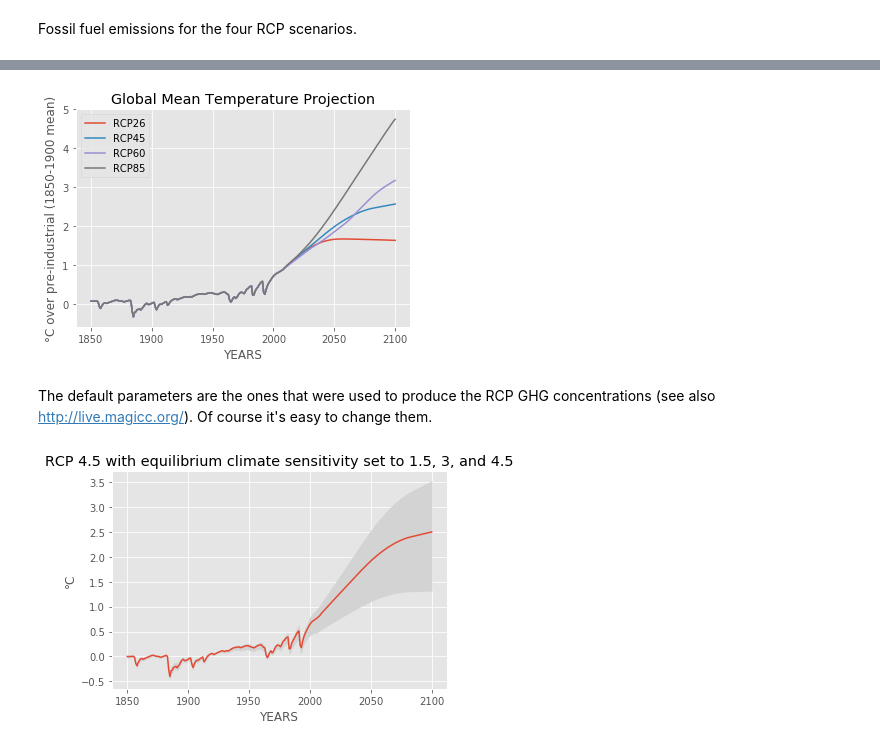
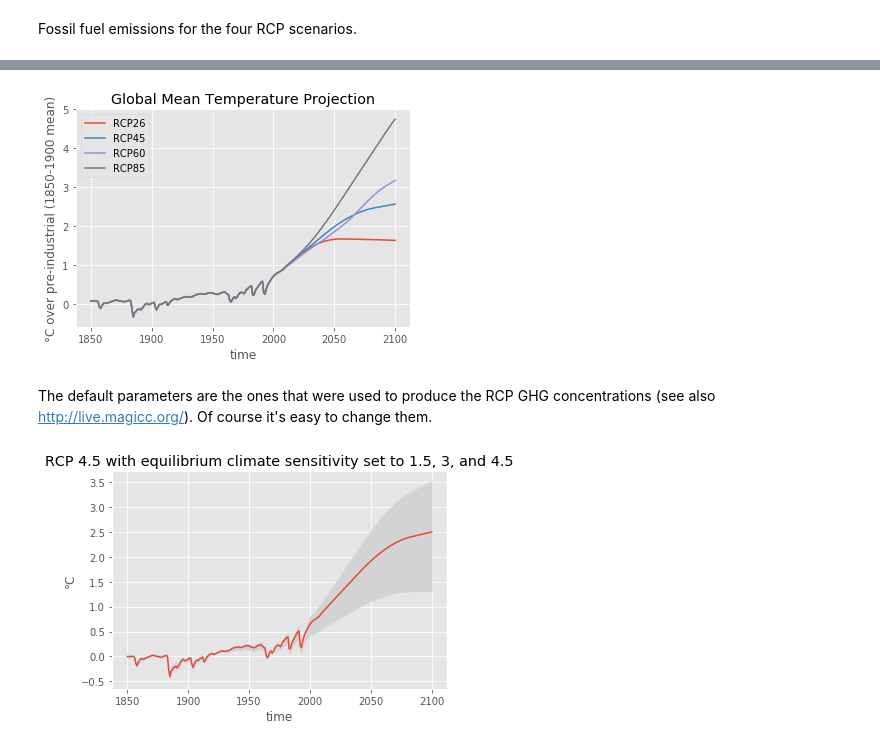
Before and after one commit to openscm/pymagicc, a Jupyter notebook: notebooks/Example.ipynb, the cells around one changed output, grey strips where cells are left out. Drawn from its saved outputs; the diff is of its cells as text; code cells hidden in the pictures.

```diff
--- a/notebooks/Example.ipynb
+++ b/notebooks/Example.ipynb
@@ -71,9 +100,15 @@ plt.suptitle("RCP2.6");
 # %% [markdown]
 Fossil fuel emissions for the four RCP scenarios.
 # %%
+fig, ax = plt.subplots(1, 1)
 for name, scen in scenarios.items():
-    scen["WORLD"].loc[:2100].FossilCO2.plot(label=name)
+    rows_to_plot = (
+        (scen.df.region == "World")
+        & (scen.df.variable == "Emissions|CO2|MAGICC Fossil and Industrial")
+    )
+    scen.df[rows_to_plot].plot(x="time", y="value", label=name, ax=ax)
+
 plt.legend()
-plt.ylabel(pymagicc.units["FossilCO2"])
+plt.ylabel(scen.df.unit[rows_to_plot].unique()[0])
 plt.title("Fossil Fuel emissions (CO₂) for RCP scenarios");
 # %% [output]
@@ -92,14 +127,25 @@ Wall time: 2.76 s
 # %%
 for name, scen in scenarios.items():
     results = pymagicc.run(scen)
-    temp = (results["SURFACE_TEMP"].GLOBAL.loc[1850:] -
-            results["SURFACE_TEMP"].GLOBAL.loc[1850:1900].mean())
+    results_df = results.df
+    results_df.set_index("time", inplace=True)
+
+    global_temp_time_rows = (
+        (results_df.variable == "Surface Temperature")
+        & (results_df.region == "World")
+    )
+
+    temp = (
+        results_df.value[global_temp_time_rows].loc[1850:]
+        - results_df.value[global_temp_time_rows].loc[1850:1900].mean()
+    )
     temp.plot(label=name)
+
 plt.legend()
 plt.title("Global Mean Temperature Projection")
 plt.ylabel("°C over pre-industrial (1850-1900 mean)");
 # %% [output]
-[figure, old version]
+[figure, new version]
 # %% [markdown]
 The default parameters are the ones that were used to produce the RCP GHG concentrations (see also http://live.magicc.org/). Of course it's easy to change them.
 # %%
@@ -108,14 +154,21 @@ default = pymagicc.run(rcp45, core_climatesensitivity=3)
 high = pymagicc.run(rcp45, core_climatesensitivity=4.5)
 # %%
 sel = slice(1850, 2100)
-plt.fill_between(low["SURFACE_TEMP"].loc[sel].index,
-                 low["SURFACE_TEMP"].loc[sel].GLOBAL,
-                 high["SURFACE_TEMP"].loc[sel].GLOBAL,
-                 color="lightgray")
-default["SURFACE_TEMP"].loc[sel].GLOBAL.plot()
+low_df = low.df.set_index("time")
+high_df = high.df.set_index("time")
+default_df = default.df.set_index("time")
+
+plt.fill_between(
+    low_df[(low_df.variable == "Surface Temperature") & (low_df.region == "World")].loc[sel].index,
+    low_df[(low_df.variable == "Surface Temperature") & (low_df.region == "World")].loc[sel].value,
+    high_df[(high_df.variable == "Surface Temperature") & (high_df.region == "World")].loc[sel].value,
+    color="lightgray"
+)
+default_df[(default_df.variable == "Surface Temperature") & (default_df.region == "World")].loc[sel].value.plot()
+
 plt.title(
     "RCP 4.5 with equilibrium climate sensitivity set to 1.5, 3, and 4.5"
 )
 plt.ylabel("°C");
 # %% [output]
-[figure, old version]
+[figure, new version]
```
Also changed, not shown: parts of 18 cells of this notebook, 3 other files.
